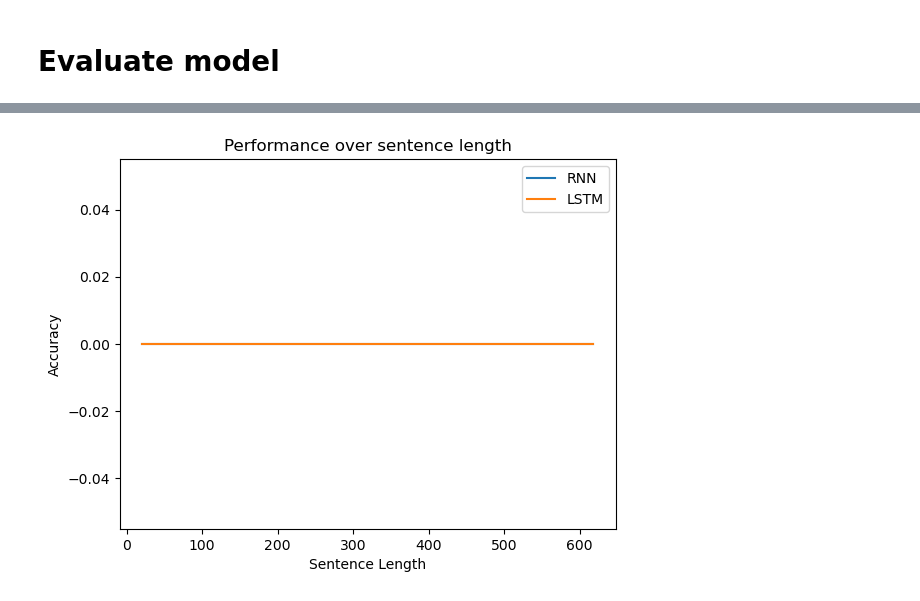
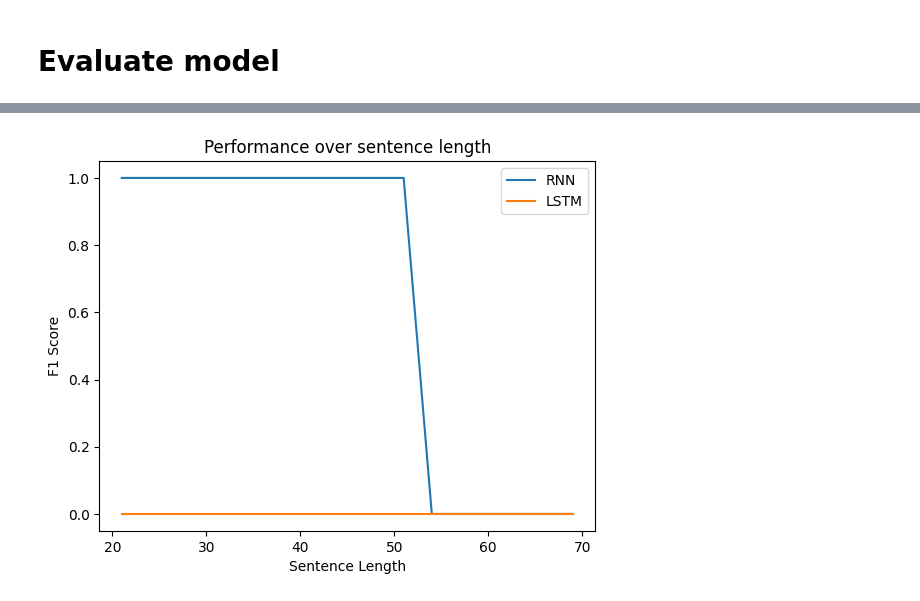
Before and after one commit to HaoranHuang22/KU_course, a Jupyter notebook: Advanced_Deep_Learning/Week3/RNN_LSTM.ipynb, the cells around one changed output, grey strips where cells are left out. Saved outputs shown, nothing was run; the diff lists cells and outputs as text; code cells hidden in the pictures.

```diff
--- a/Advanced_Deep_Learning/Week3/RNN_LSTM.ipynb
+++ b/Advanced_Deep_Learning/Week3/RNN_LSTM.ipynb
@@ -318,0 +521,15 @@ lsmt_2_lengths, lsmt_2_accuracies = evaluate_model(lstm_2, three_char_test_loade
+# %%
+# Data loader
+ab_train_loader = DataLoader(dataset=ab_train_dataset, batch_size=256, shuffle=True)
+ab_valid_loader = DataLoader(dataset=ab_valid_dataset, batch_size=256, shuffle=True)
+
+# Initialize models
+ab_rnn_model = SimpleRNN(vocab_size = 3, input_size=10, hidden_size=32, num_layers=1, num_classes=2).to(device)
+ab_rnn_model_optimizer = torch.optim.Adam(ab_rnn_model.parameters(), lr=0.0008248)
+
+ab_lstm_model = SimpleLSTM(vocab_size = 3, input_size=10, hidden_size=128, num_layers=1, num_classes=2).to(device)
+ab_lstm_model_optimizer = torch.optim.Adam(ab_lstm_model.parameters(), lr=0.00007446)
+
+# Train models
+training_loop(ab_rnn_model, ab_train_loader, ab_valid_loader, ab_rnn_model_optimizer, 20, device)
+training_loop(ab_lstm_model, ab_train_loader, ab_valid_loader, ab_lstm_model_optimizer, 20, device)
@@ -336,0 +588,15 @@ plt.show()
+# %%
+# Data loader
+abc_train_loader = DataLoader(dataset=abc_train_dataset, batch_size=256, shuffle=True)
+abc_valid_loader = DataLoader(dataset=abc_valid_dataset, batch_size=256, shuffle=True)
+
+# Initialize models
+abc_rnn_model = SimpleRNN(vocab_size = 4, input_size=10, hidden_size=128, num_layers=3, num_classes=2).to(device)
+abc_rnn_model_optimizer = torch.optim.Adam(abc_rnn_model.parameters(), lr=0.0001488)
+
+abc_lstm_model = SimpleLSTM(vocab_size = 4, input_size=5, hidden_size=32, num_layers=2, num_classes=2).to(device)
+abc_lstm_model_optimizer = torch.optim.Adam(abc_lstm_model.parameters(), lr=0.00009976)
+
+# Train models
+training_loop(abc_rnn_model, abc_train_loader, abc_valid_loader, abc_rnn_model_optimizer, 50, device)
+training_loop(abc_lstm_model, abc_train_loader, abc_valid_loader, abc_lstm_model_optimizer, 50, device)
@@ -337,18 +629,26 @@ plt.show()
+# %%
+abc_test_loader = DataLoader(dataset=abc_test_dataset, batch_size=1, shuffle=True)
+
+rnn_2_f1_scores = evaluate_model(abc_rnn_model, abc_test_loader, device)
+lstm_2_f1_scores = evaluate_model(abc_lstm_model, abc_test_loader, device)
+
+rnn_2_f1_scores = dict(sorted(rnn_2_f1_scores.items()))
+lstm_2_f1_scores = dict(sorted(lstm_2_f1_scores.items()))
 # %%
 # Create a figure and axis
 fig, ax = plt.subplots()
 
 # Plot the results
-ax.plot(rnn_2_lengths, rnn_2_accuracies, label='RNN')
-ax.plot(lsmt_2_lengths, lsmt_2_accuracies, label='LSTM')
+ax.plot(list(rnn_2_f1_scores.keys()), list(rnn_2_f1_scores.values()), label='RNN')
+ax.plot(list(lstm_2_f1_scores.keys()), list(lstm_2_f1_scores.values()), label='LSTM')
 
 # Add labels and title
 ax.set_xlabel('Sentence Length')
-ax.set_ylabel('Accuracy')
+ax.set_ylabel('F1 Score')
 ax.set_title('Performance over sentence length')
 ax.legend()  # Add a legend
 
 # Show the plot
 plt.show()
 # %% [output]
-[figure, old version]
+[figure, new version]
```
Also changed, not shown: parts of 32 cells of this notebook, 2 other files.
